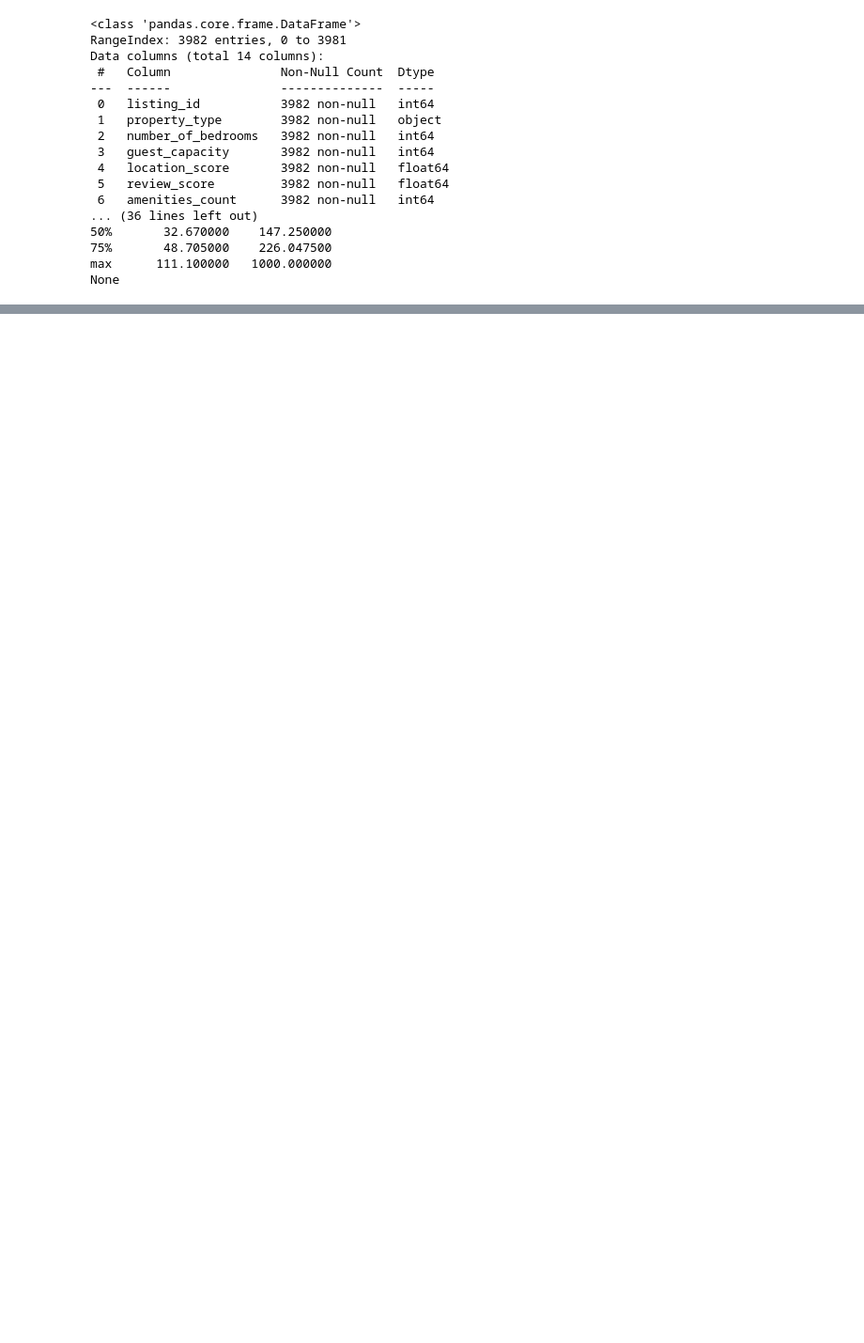
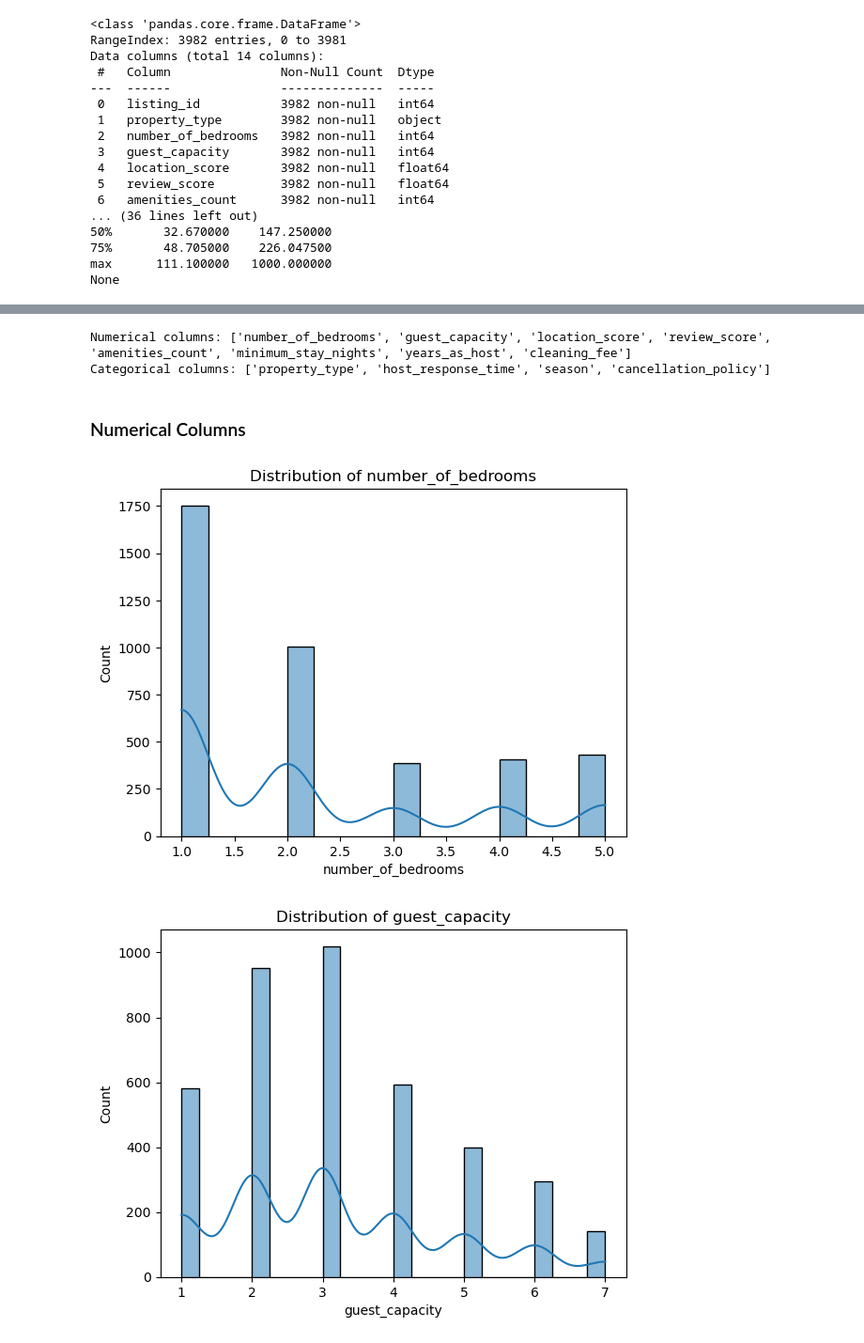
Before and after one commit to ychia112/Airbnb-Data-Mining-Project, a Jupyter notebook: notebooks/01_EDA.ipynb, the cells around one changed output, grey strips where cells are left out. Shown: that part at 94% size. Cells and saved outputs as stored; diff of their text form; code cells hidden in the pictures; blank space fills up the shorter version.

Commit message:
01_EDA: data preprocessing eda.py: edit plot distribution

```diff
--- a/notebooks/01_EDA.ipynb
+++ b/notebooks/01_EDA.ipynb
@@ -32,0 +65,17 @@ None
+# %%
+# classify variable types
+num_cols, cat_cols = get_variable_types(df, "nightly_rate", "listing_id", 0)
+print(f'Numerical columns: {num_cols}')
+print(f'Categorical columns: {cat_cols}')
+target = df["nightly_rate"]
+id_col = df["listing_id"]
+# %% [output]
+Numerical columns: ['number_of_bedrooms', 'guest_capacity', 'location_score', 'review_score', 'amenities_count', 'minimum_stay_nights', 'years_as_host', 'cleaning_fee']
+Categorical columns: ['property_type', 'host_response_time', 'season', 'cancellation_policy']
+# %% [markdown]
+### Numerical Columns
+# %%
+plot_distributions(df, num_cols)
+# %% [output]
+[figure, added]
+[figure, added]
```
Also changed, not shown: parts of 15 cells of this notebook, 1 other file.
